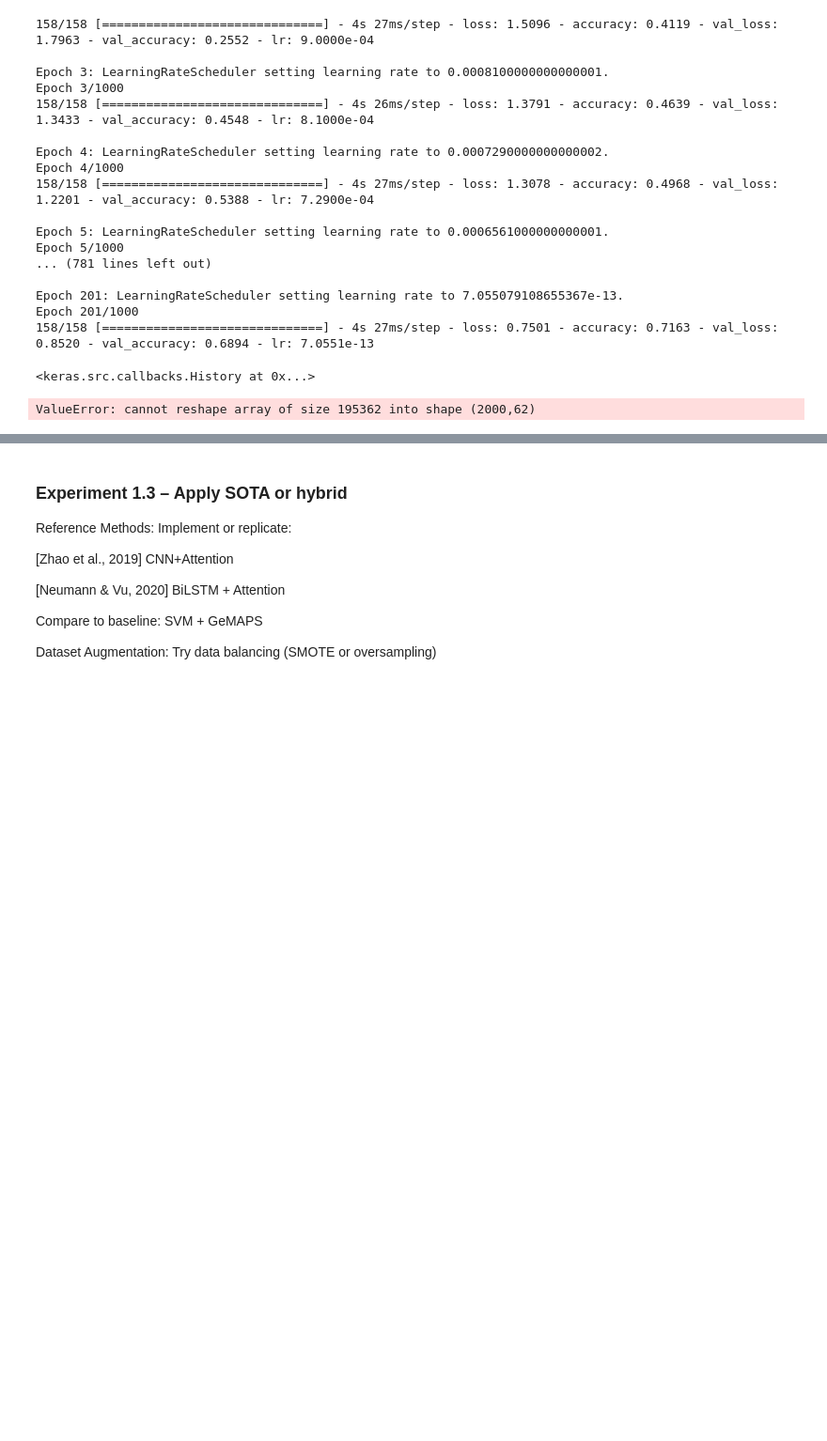
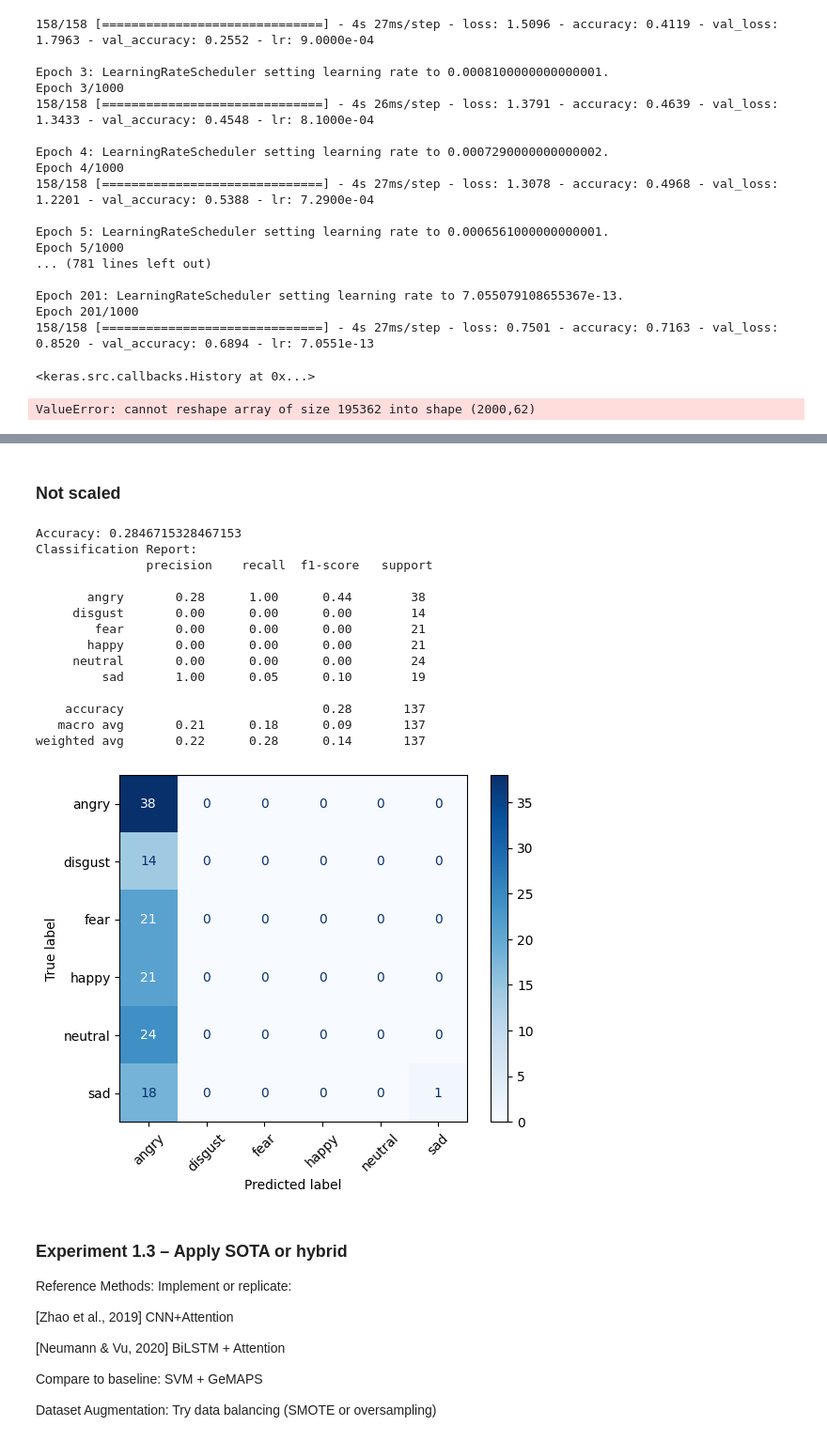
Before and after one commit to sofiafernandescd/EmoReA, a Jupyter notebook: emorea-backend/notebooks/speech/ser_experiments.ipynb, the cells around one changed output, grey strips where cells are left out. Shown at 94% size. Cells and saved outputs as stored; diff of their text form; code cells hidden in the pictures; blank space fills up the shorter version.

```diff
--- a/emorea-backend/notebooks/speech/ser_experiments.ipynb
+++ b/emorea-backend/notebooks/speech/ser_experiments.ipynb
@@ -691,3 +930,50 @@ ValueError: cannot reshape array of size 195362 into shape (2000,62)
+# %% [markdown]
+### Not scaled
+# %%
+from sklearn.metrics import accuracy_score, classification_report
+import torch.nn.functional as F
+from sklearn.metrics import confusion_matrix, ConfusionMatrixDisplay
+import matplotlib.pyplot as plt
+
+test_dataset = TensorDataset(X_test_padded, y_test_tensor)
+test_loader = DataLoader(test_dataset, batch_size=16, shuffle=False)
+
+
+model.eval()  # 🔒 sets dropout, batchnorm etc. to eval mode
+all_preds = []
+all_labels = []
+
+with torch.no_grad():  # 🚫 disables gradient tracking
+    for batch_X, batch_y in test_loader:
+        logits = model(batch_X)
+        preds = torch.argmax(F.softmax(logits, dim=1), dim=1)
+
+        all_preds.extend(preds.cpu().numpy())
+        all_labels.extend(batch_y.cpu().numpy())
+
+print("Accuracy:", accuracy_score(all_labels, all_preds))
+print("Classification Report:\n", classification_report(all_labels, all_preds, target_names=label_encoder.classes_))
+
+cm = confusion_matrix(all_labels, all_preds)
+disp = ConfusionMatrixDisplay(confusion_matrix=cm, display_labels=label_encoder.classes_)
+disp.plot(cmap='Blues', xticks_rotation=45)
+plt.show()
+# %% [output]
+Accuracy: 0.2846715328467153
+Classification Report:
+               precision    recall  f1-score   support
+
+       angry       0.28      1.00      0.44        38
+     disgust       0.00      0.00      0.00        14
+        fear       0.00      0.00      0.00        21
+       happy       0.00      0.00      0.00        21
+     neutral       0.00      0.00      0.00        24
+         sad       1.00      0.05      0.10        19
+
+    accuracy                           0.28       137
+   macro avg       0.21      0.18      0.09       137
+weighted avg       0.22      0.28      0.14       137
+[figure, added]
 # %% [markdown]
 ### Experiment 1.3 – Apply SOTA or hybrid
 
```
Also changed, not shown: parts of 6 cells of this notebook, 11 other files.
